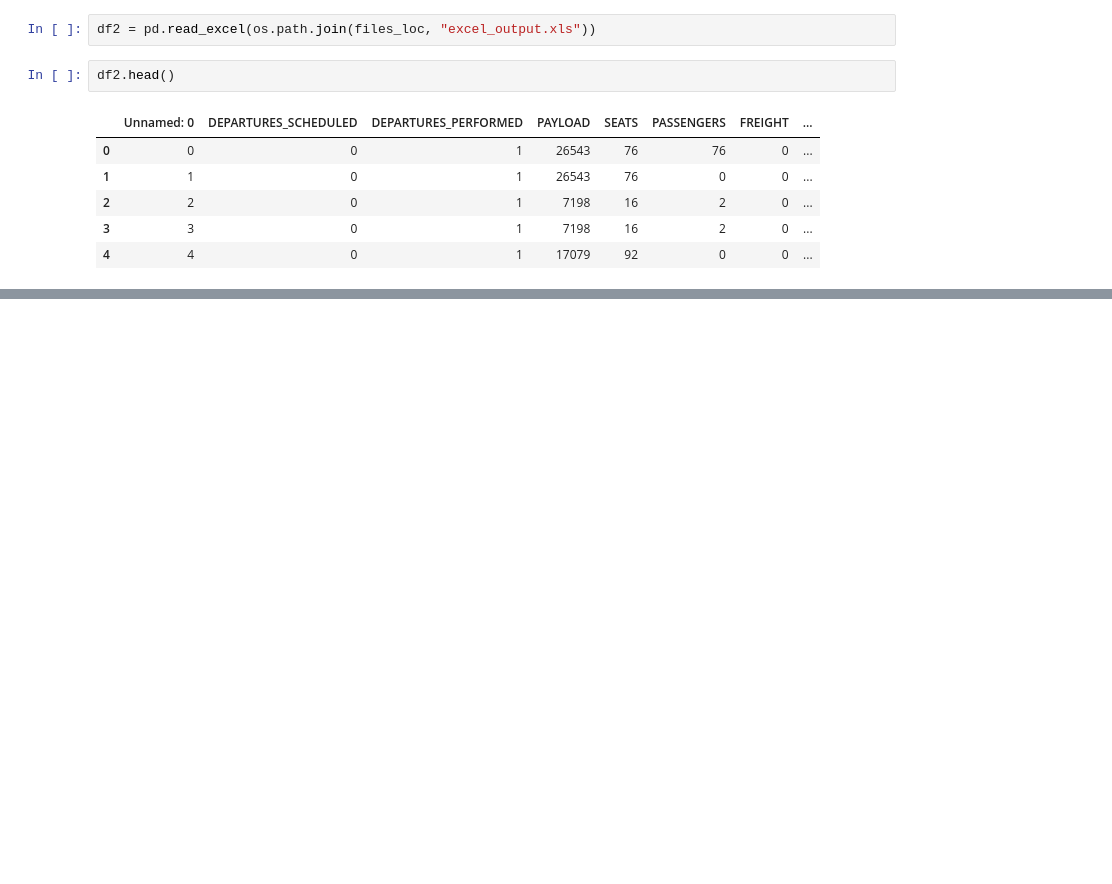
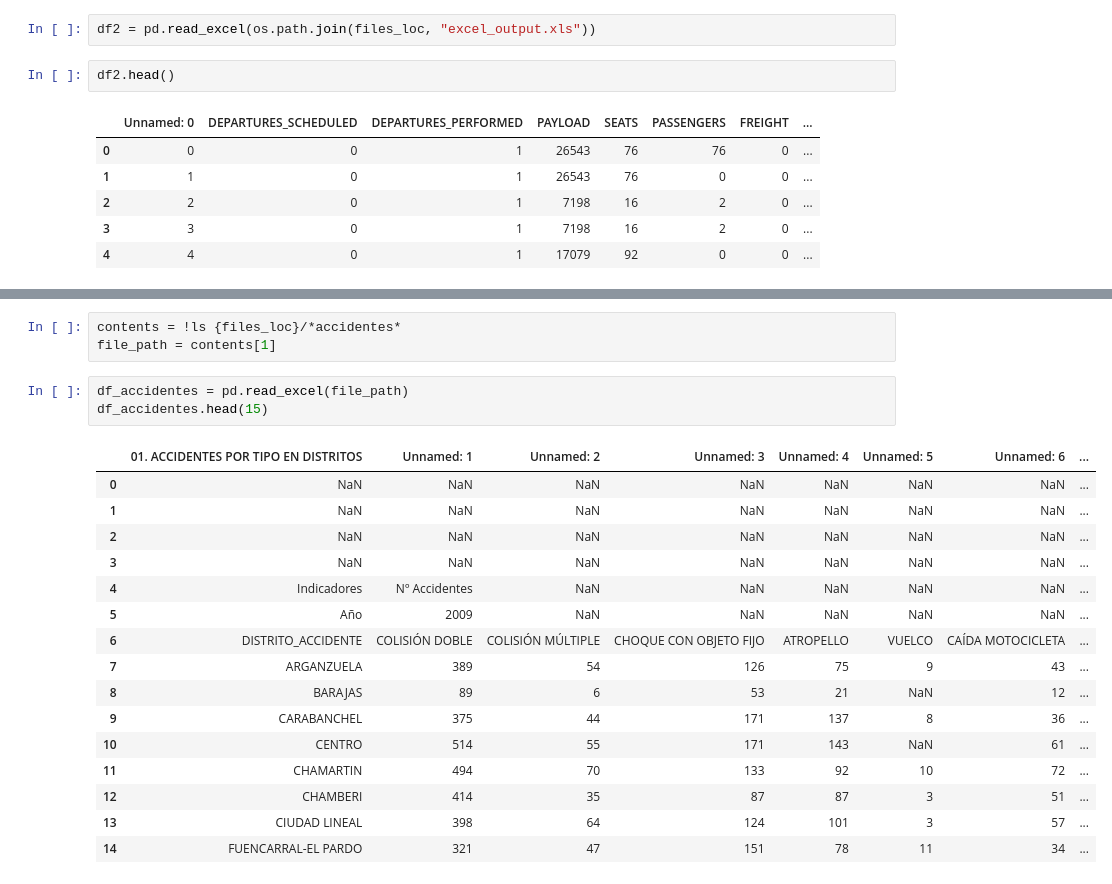
Before and after one commit to albertodiazr/ClasesMaster, a Jupyter notebook: Python_Data_Science.ipynb, the cells around one changed output, grey strips where cells are left out. Saved outputs shown, nothing was run; the diff lists cells and outputs as text; blank space fills up the shorter version.

```diff
--- a/Python_Data_Science.ipynb
+++ b/Python_Data_Science.ipynb
@@ -1276,0 +1322,23 @@ df2.head()
+# %%
+contents = !ls {files_loc}/*accidentes*
+file_path = contents[1]
+# %%
+df_accidentes = pd.read_excel(file_path)
+df_accidentes.head(15)
+# %% [output]
+|  | 01. ACCIDENTES POR TIPO EN DISTRITOS | Unnamed: 1 | Unnamed: 2 | Unnamed: 3 | Unnamed: 4 | Unnamed: 5 | Unnamed: 6 | ... |
+| 0 | NaN | NaN | NaN | NaN | NaN | NaN | NaN | ... |
+| 1 | NaN | NaN | NaN | NaN | NaN | NaN | NaN | ... |
+| 2 | NaN | NaN | NaN | NaN | NaN | NaN | NaN | ... |
+| 3 | NaN | NaN | NaN | NaN | NaN | NaN | NaN | ... |
+| 4 | Indicadores | Nº Accidentes | NaN | NaN | NaN | NaN | NaN | ... |
+| 5 | Año | 2009 | NaN | NaN | NaN | NaN | NaN | ... |
+| 6 | DISTRITO_ACCIDENTE | COLISIÓN DOBLE | COLISIÓN MÚLTIPLE | CHOQUE CON OBJETO FIJO | ATROPELLO | VUELCO | CAÍDA MOTOCICLETA | ... |
+| 7 | ARGANZUELA | 389 | 54 | 126 | 75 | 9 | 43 | ... |
+| 8 | BARAJAS | 89 | 6 | 53 | 21 | NaN | 12 | ... |
+| 9 | CARABANCHEL | 375 | 44 | 171 | 137 | 8 | 36 | ... |
+| 10 | CENTRO | 514 | 55 | 171 | 143 | NaN | 61 | ... |
+| 11 | CHAMARTIN | 494 | 70 | 133 | 92 | 10 | 72 | ... |
+| 12 | CHAMBERI | 414 | 35 | 87 | 87 | 3 | 51 | ... |
+| 13 | CIUDAD LINEAL | 398 | 64 | 124 | 101 | 3 | 57 | ... |
+| 14 | FUENCARRAL-EL PARDO | 321 | 47 | 151 | 78 | 11 | 34 | ... |
```
Also changed, not shown: parts of 35 cells of this notebook.
